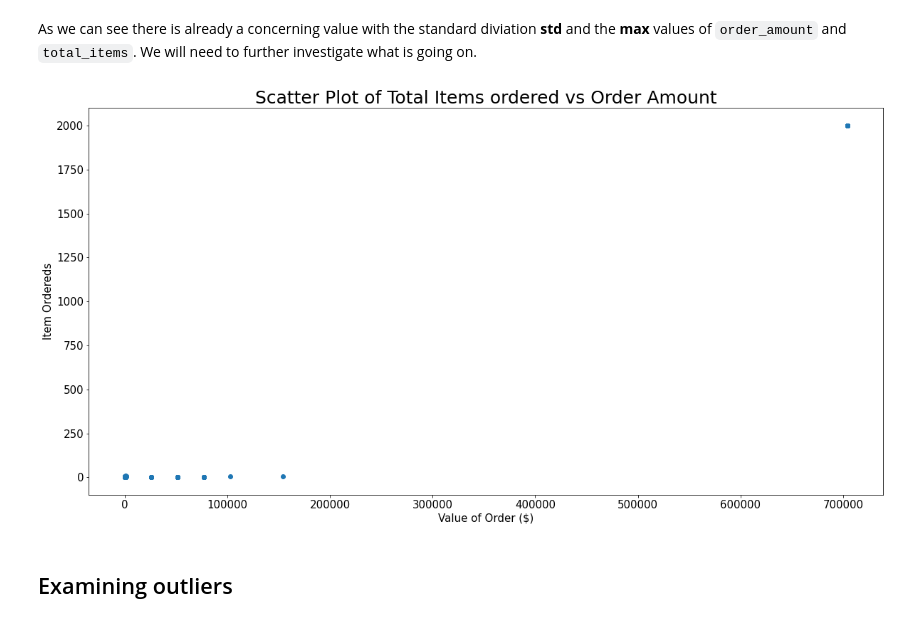
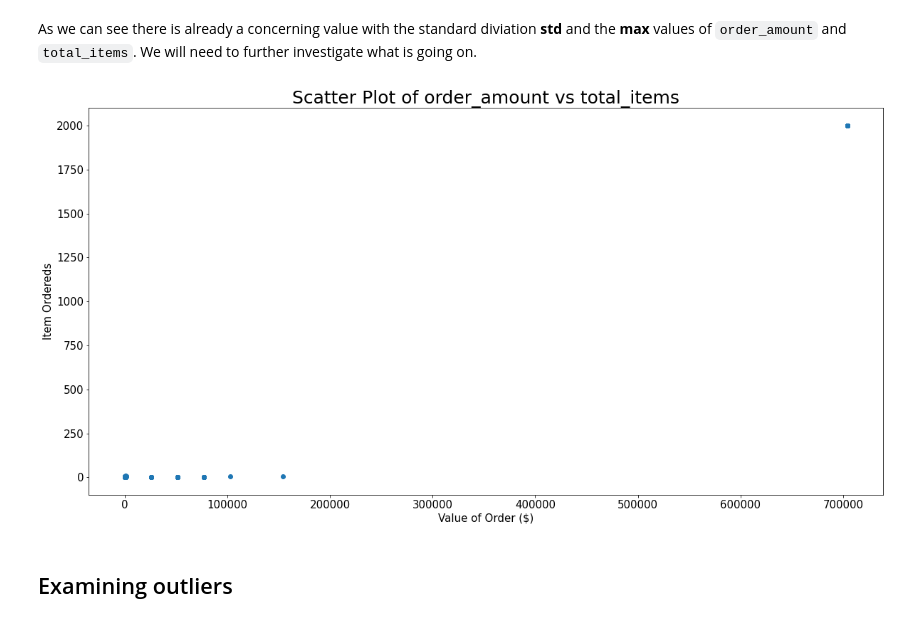
Before and after one commit to seansimkus/Shopify-Challange, a Jupyter notebook: DS-Challenge-Question1.ipynb, the cells around one changed output. Saved outputs shown, nothing was run; the diff lists cells and outputs as text; code cells hidden in the pictures.

```diff
--- a/DS-Challenge-Question1.ipynb
+++ b/DS-Challenge-Question1.ipynb
@@ -84,23 +84,23 @@ As we can see there is already a concerning value with the standard diviation **
 # %%
 # Initialize graph
 plt.figure(figsize=(20,10))
 # Create scatter plot
 plt.scatter(store_df['order_amount'], store_df['total_items'])
 # Set title
-plt.title('Scatter Plot of Total Items ordered vs Order Amount', size = 25)
+plt.title('Scatter Plot of order_amount vs total_items', size = 25)
 # Set x label
 plt.xlabel('Value of Order ($)', size=15)
 # Set y label
 plt.ylabel('Item Ordereds', size=15)
 # Configure x ticks
 plt.xticks(size = 15)
 # Configure y ticks
 plt.yticks(size = 15)
 # Save figure
 plt.savefig('scatterplot.jpeg')
 plt.show()
 # %% [output]
-[figure, old version]
+[figure, new version]
 # %% [markdown]
 ## Examining outliers
 # %%
```
Also changed, not shown: 1 other file.
